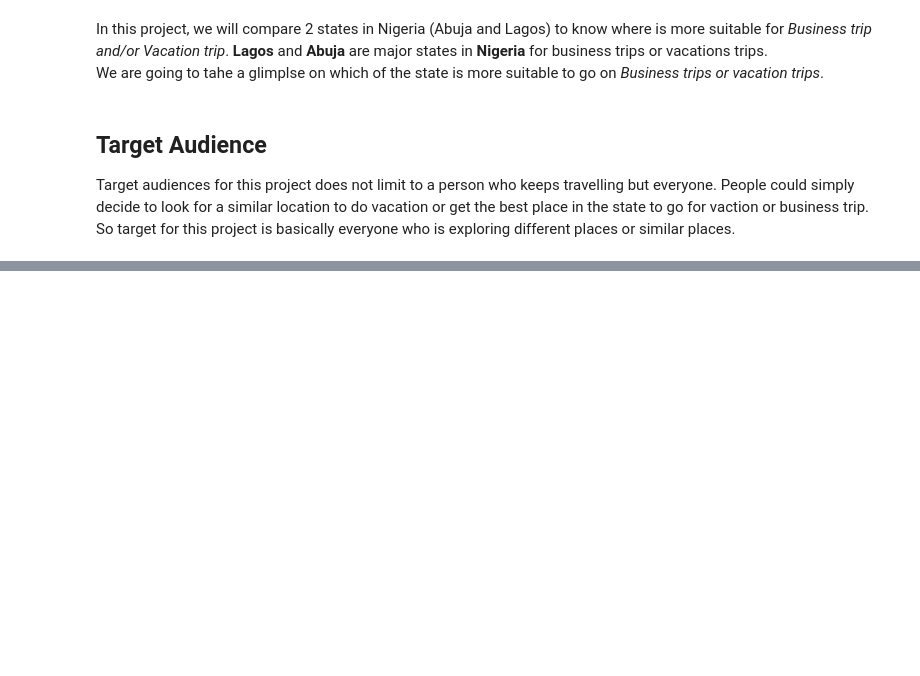
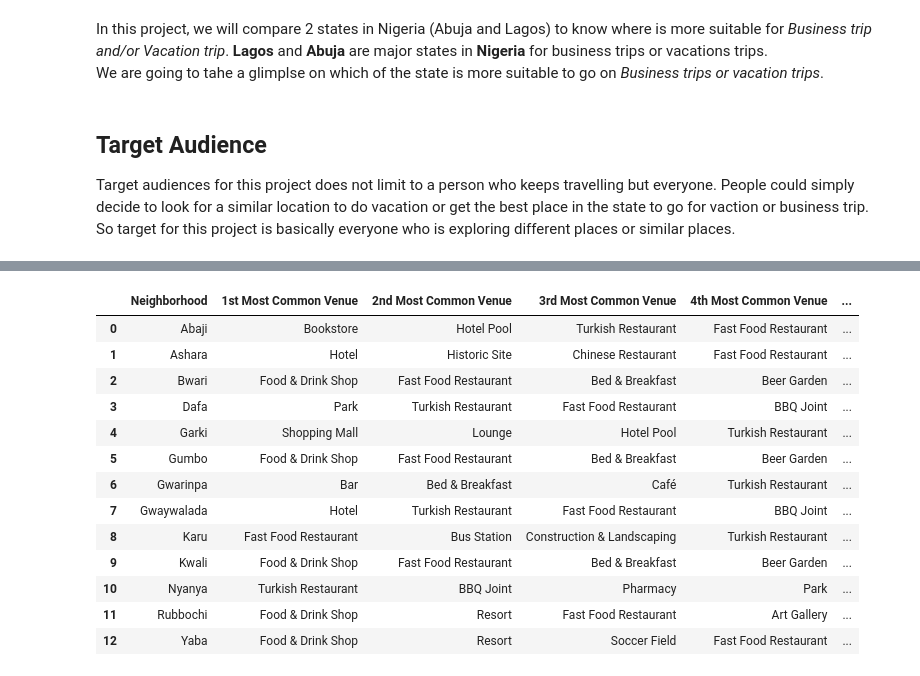
Before and after one commit to jstephen95/Coursera_Capstone, a Jupyter notebook: The Battle of Neighborhood (Lagos and Abuja).ipynb, the cells around one changed output, grey strips where cells are left out. Cells and saved outputs as stored; diff of their text form; code cells hidden in the pictures; blank space fills up the shorter version.

```diff
--- a/The Battle of Neighborhood (Lagos and Abuja).ipynb
+++ b/The Battle of Neighborhood (Lagos and Abuja).ipynb
@@ -17,0 +340,21 @@ Then I used the acquired location data to explore the nearby art venues from the
+# %%
+num_top_venues = 10
+
+indicators = ['st', 'nd', 'rd']
+
+# create columns according to number of top venues
+columns = ['Neighborhood']
+for ind in np.arange(num_top_venues):
+    try:
+        columns.append('{}{} Most Common Venue'.format(ind+1, indicators[ind]))
+    except:
+        columns.append('{}th Most Common Venue'.format(ind+1))
+
+# create a new dataframe
+Abuja_neighborhoods_venues_sorted = pd.DataFrame(columns=columns)
+Abuja_neighborhoods_venues_sorted['Neighborhood'] = Abuja_grouped['Neighborhood']
+
+for ind in np.arange(Abuja_grouped.shape[0]):
+    Abuja_neighborhoods_venues_sorted.iloc[ind, 1:] = return_most_common_venues(Abuja_grouped.iloc[ind, :], num_top_venues)
+
+Abuja_neighborhoods_venues_sorted.head()
@@ -17,0 +396,11 @@ Then I used the acquired location data to explore the nearby art venues from the
+# %%
+# set number of clusters
+kclusters = 5
+
+Abuja_grouped_clustering = Abuja_grouped.drop('Neighborhood', 1)
+
+# run k-means clustering
+Abuja_kmeans = KMeans(n_clusters=kclusters, random_state=0).fit(Abuja_grouped_clustering)
+
+# check cluster labels generated for each row in the dataframe
+Abuja_kmeans.labels_[0:10]
@@ -17,0 +409,10 @@ Then I used the acquired location data to explore the nearby art venues from the
+# %%
+Abuja_merged = Abuja_grouped
+
+# add clustering labels
+Abuja_merged['Cluster Labels'] = Abuja_kmeans.labels_
+
+# merge Abuja_grouped with Abuja_data to add latitude/longitude for each neighborhood
+Abuja_merged = Abuja_merged.join(Abuja_neighborhoods_venues_sorted.set_index('Neighborhood'), on='Neighborhood')
+
+Abuja_merged.head() # check the last columns!
@@ -17,0 +456,17 @@ Then I used the acquired location data to explore the nearby art venues from the
+# %%
+Abuja_neighborhoods_venues_sorted
+# %% [output]
+|  | Neighborhood | 1st Most Common Venue | 2nd Most Common Venue | 3rd Most Common Venue | 4th Most Common Venue | ... |
+| 0 | Abaji | Bookstore | Hotel Pool | Turkish Restaurant | Fast Food Restaurant | ... |
+| 1 | Ashara | Hotel | Historic Site | Chinese Restaurant | Fast Food Restaurant | ... |
+| 2 | Bwari | Food & Drink Shop | Fast Food Restaurant | Bed & Breakfast | Beer Garden | ... |
+| 3 | Dafa | Park | Turkish Restaurant | Fast Food Restaurant | BBQ Joint | ... |
+| 4 | Garki | Shopping Mall | Lounge | Hotel Pool | Turkish Restaurant | ... |
+| 5 | Gumbo | Food & Drink Shop | Fast Food Restaurant | Bed & Breakfast | Beer Garden | ... |
+| 6 | Gwarinpa | Bar | Bed & Breakfast | Café | Turkish Restaurant | ... |
+| 7 | Gwaywalada | Hotel | Turkish Restaurant | Fast Food Restaurant | BBQ Joint | ... |
+| 8 | Karu | Fast Food Restaurant | Bus Station | Construction & Landscaping | Turkish Restaurant | ... |
+| 9 | Kwali | Food & Drink Shop | Fast Food Restaurant | Bed & Breakfast | Beer Garden | ... |
+| 10 | Nyanya | Turkish Restaurant | BBQ Joint | Pharmacy | Park | ... |
+| 11 | Rubbochi | Food & Drink Shop | Resort | Fast Food Restaurant | Art Gallery | ... |
+| 12 | Yaba | Food & Drink Shop | Resort | Soccer Field | Fast Food Restaurant | ... |
```
Also changed, not shown: parts of 42 cells of this notebook.
